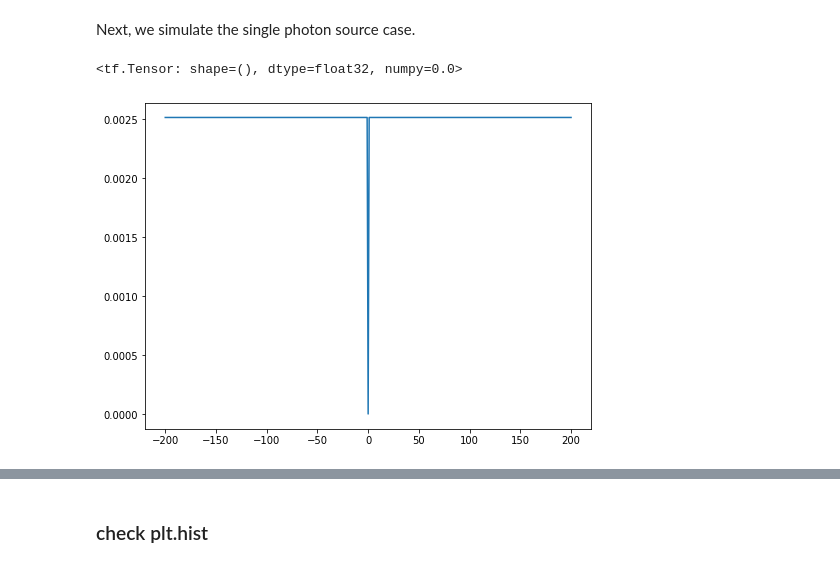
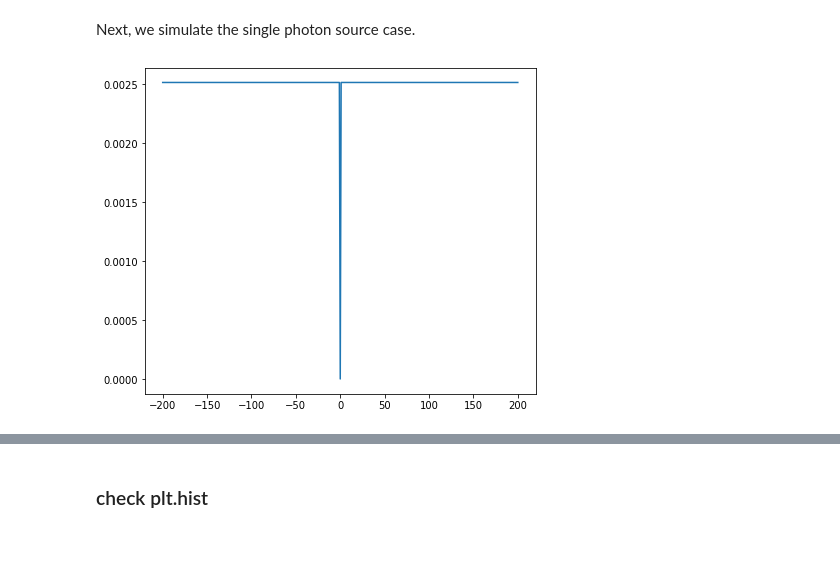
Before and after one commit to ubsuny/g2-coral, a Jupyter notebook: mc_simulation/simu_tfd.ipynb, the cells around one changed output, grey strips where cells are left out. Cells and saved outputs as stored; diff of their text form; code cells hidden in the pictures.

```diff
--- a/mc_simulation/simu_tfd.ipynb
+++ b/mc_simulation/simu_tfd.ipynb
@@ -33,31 +33,27 @@ nothing detected -> event 2
 ---
 # %% [markdown]
 Next, we simulate the single photon source case.
-# %%
-uni_dist.prob(-201)
-# %% [output]
-<tf.Tensor: shape=(), dtype=float32, numpy=0.0>
 # %%
 total_bin = 400     # number of total time bins
 bin_array = tf.range(-1 * total_bin//2,total_bin//2+1,delta=1,dtype=float32)
 
 tbin_n = tf.constant(np.linspace(min(bin_array),-1,total_bin//2),dtype=float32)
 tbin_p = tf.constant(np.linspace(1,max(bin_array),total_bin//2),dtype=float32)
 
-uni_dist = tfd.MixtureSameFamily(
+sps_dist = tfd.MixtureSameFamily(
     mixture_distribution =
     tfd.Categorical(probs=[tbin_n.shape[0]/total_bin,0, tbin_p.shape[0]/total_bin]),
 
     components_distribution =
     tfd.Uniform(low=[min(bin_array),-1,1],high=[-1,1,max(bin_array)])
                        )
 
-uni_prob = uni_dist.prob([tbin_n,tbin_p])
-uni_prob = tf.concat([uni_prob[0],[0],uni_prob[1]],0)
-plt.plot(bin_array,uni_prob)
+sps_prob = sps_dist.prob([tbin_n,tbin_p])
+sps_prob = tf.concat([sps_prob[0],[0],sps_prob[1]],0)
+plt.plot(bin_array,sps_prob)
 #plt.xlim(-2,2)
 plt.show()
 # %% [output]
-[figure, old version]
+[figure, new version]
 # %%
 counts = 10e6
```
Also changed, not shown: parts of 14 cells of this notebook.
